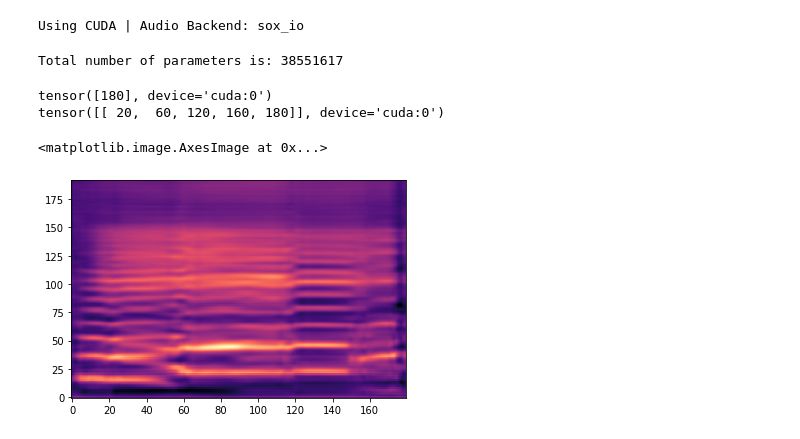
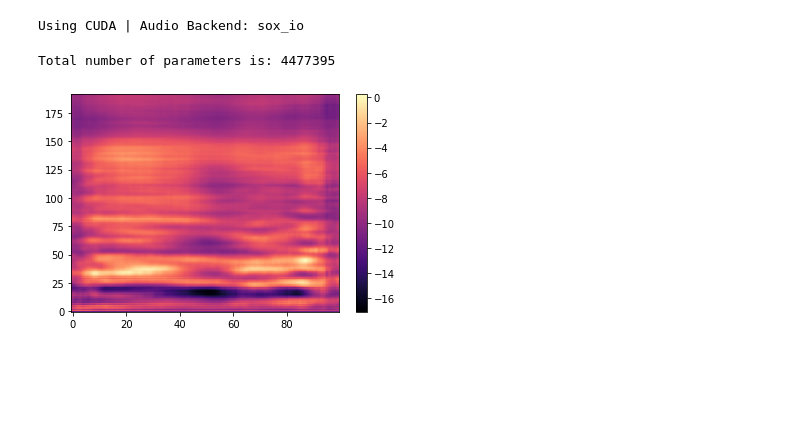
Before and after one commit to charlieharutaka/fyp, a Jupyter notebook: sodium_testing.ipynb, the cells around one changed output. Drawn from its saved outputs; the diff is of its cells as text; code cells hidden in the pictures; blank space fills up the shorter version.

```diff
--- a/sodium_testing.ipynb
+++ b/sodium_testing.ipynb
@@ -75,34 +75,32 @@ model = Sodium(
     num_pitches=128,
     num_singers=len(all_singers),
     num_techniques=len(all_techniques),
-    **SODIUM_LARGE_HP)
+    **SODIUM_RESNET_HP)
 model.to(device)
-model.load_state_dict(torch.load("./May22_22-33-18_kaguya/sodium.100.pt"))
+model.load_state_dict(torch.load("./May30_09-51-30_kaguya/sodium.100.pt"))
 params = sum(p.numel() for p in model.parameters() if p.requires_grad)
 print("Total number of parameters is: {}".format(params))
 # %% [output]
-Total number of parameters is: 38551617
+Total number of parameters is: 4477395
 # %%
-singer = torch.tensor([singers2idx["female1"]], dtype=torch.long, device=device)
-technique = torch.tensor([techniques2idx["straight"]], dtype=torch.long, device=device)
-lyrics = torch.tensor([[encoding.encode(vowel2arpabet[vowel]) for vowel in "aieuo"]], dtype=torch.long, device=device).transpose(0, 1)
-pitches = torch.tensor([[62, 69, 76, 65, 62]], dtype=torch.long, device=device).transpose(0, 1)
-durations = torch.tensor([[1, 2, 3, 2, 1]], dtype=torch.float, device=device).transpose(0, 1)
+singer = torch.tensor([singers2idx["female6"]], dtype=torch.long, device=device)
+technique = torch.tensor([techniques2idx["vibrato"]], dtype=torch.long, device=device)
+lyrics = torch.tensor([[encoding.encode(START)] + [encoding.encode(vowel2arpabet[vowel]) for vowel in "aeiuo"] + [encoding.encode(END)]], dtype=torch.long, device=device).transpose(0, 1)
+pitches = torch.tensor([[0, 60, 62, 64, 65, 67, 0]], dtype=torch.long, device=device).transpose(0, 1)
+durations = torch.tensor([[0, 1, 1, 1, 1, 1, 0]], dtype=torch.float, device=device).transpose(0, 1)
 tempo = torch.tensor([120.0], device=device)
 
 model.eval()
 output = model.infer(
     singer,
     technique,
     lyrics,
     pitches,
     durations,
     tempo)
+
+im = plt.imshow(output[1].squeeze().cpu().detach().transpose(0, 1), origin='lower', aspect='auto', cmap='magma')
+plt.colorbar(im)
+plt.show()
 # %% [output]
-tensor([180], device='cuda:0')
-tensor([[ 20,  60, 120, 160, 180]], device='cuda:0')
+[figure, added]
-# %%
-plt.imshow(output[1].squeeze().cpu().detach().transpose(0, 1), origin='lower', aspect='auto', cmap='magma')
-# %% [output]
-<matplotlib.image.AxesImage at 0x...>
-[figure, removed]
```
Also changed, not shown: parts of 2 cells of this notebook, 2 other files.
